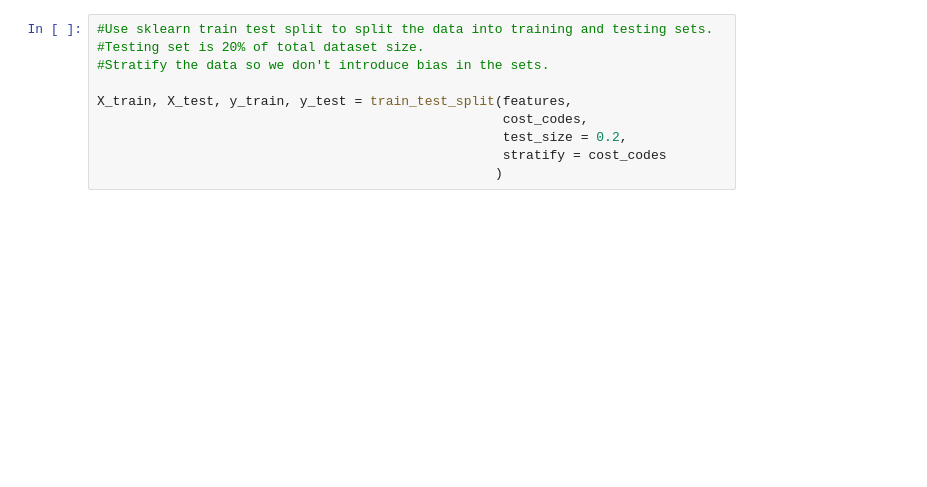
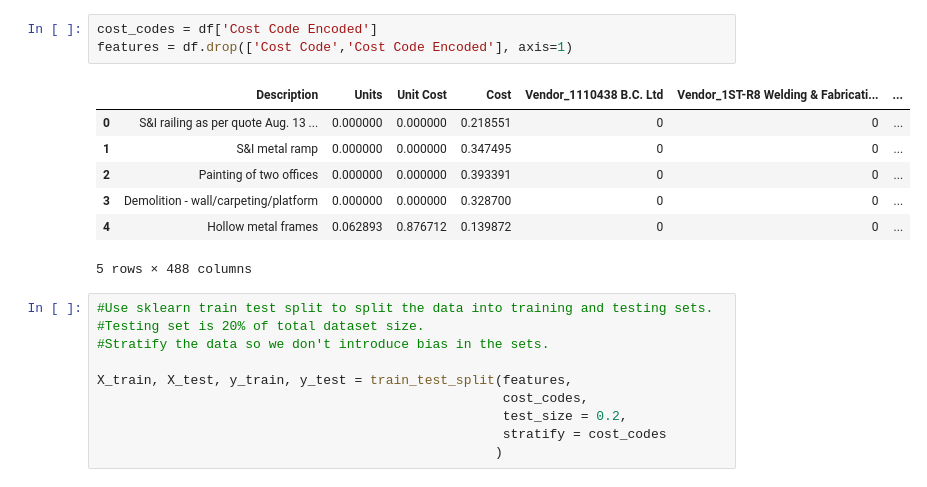
Before and after one commit to Daniel-M-Kelly/Udacity-MLND-Project, a Jupyter notebook: MLND_Project.ipynb, the cells around one changed output. Drawn from its saved outputs; the diff is of its cells as text; blank space fills up the shorter version.

```diff
--- a/MLND_Project.ipynb
+++ b/MLND_Project.ipynb
@@ -17,3 +27,14 @@ cost_codes = pd.read_csv('clean_data/cost_code_encoded.csv')
+# %%
+cost_codes = df['Cost Code Encoded']
+features = df.drop(['Cost Code','Cost Code Encoded'], axis=1)
+# %% [output]
+|  | Description | Units | Unit Cost | Cost | Vendor_1110438 B.C. Ltd | Vendor_1ST-R8 Welding & Fabricati... | ... |
+| 0 | S&I railing as per quote Aug. 13 ... | 0.000000 | 0.000000 | 0.218551 | 0 | 0 | ... |
+| 1 | S&I metal ramp | 0.000000 | 0.000000 | 0.347495 | 0 | 0 | ... |
+| 2 | Painting of two offices | 0.000000 | 0.000000 | 0.393391 | 0 | 0 | ... |
+| 3 | Demolition - wall/carpeting/platform | 0.000000 | 0.000000 | 0.328700 | 0 | 0 | ... |
+| 4 | Hollow metal frames | 0.062893 | 0.876712 | 0.139872 | 0 | 0 | ... |
+5 rows × 488 columns
 # %%
 #Use sklearn train test split to split the data into training and testing sets.
 #Testing set is 20% of total dataset size.
```
Also changed, not shown: parts of 7 cells of this notebook, 2 other files.
